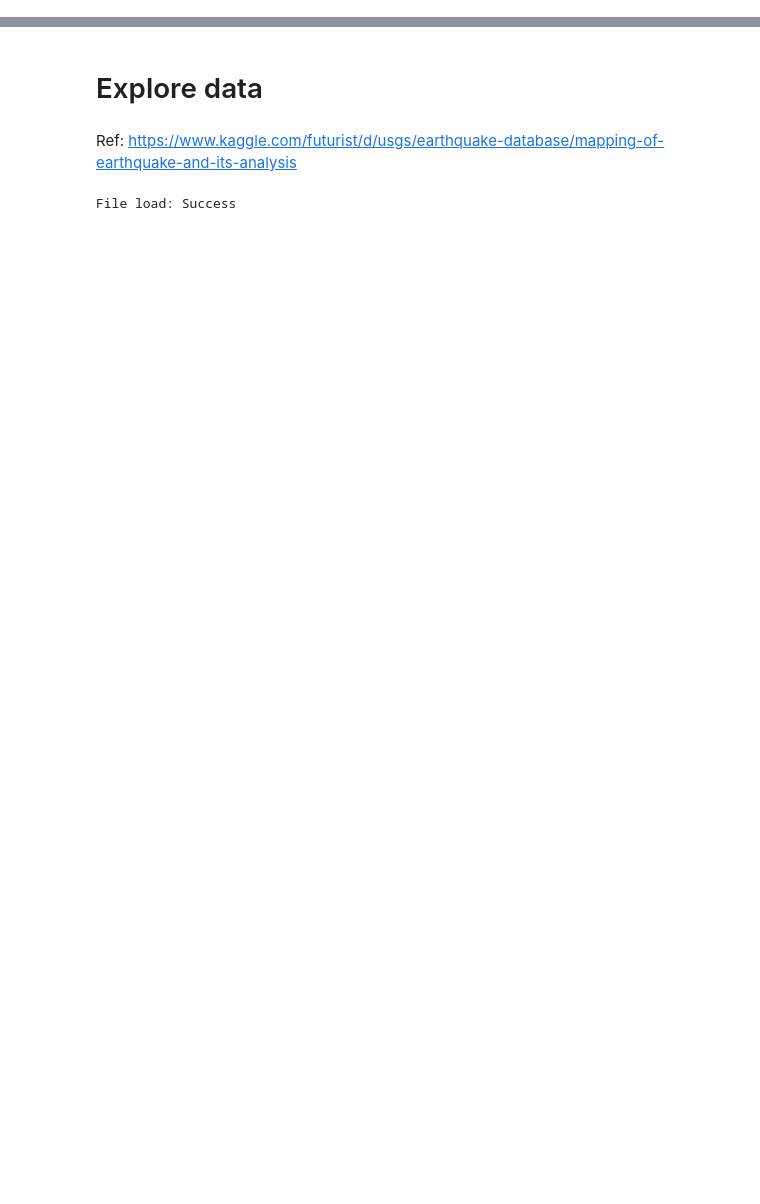
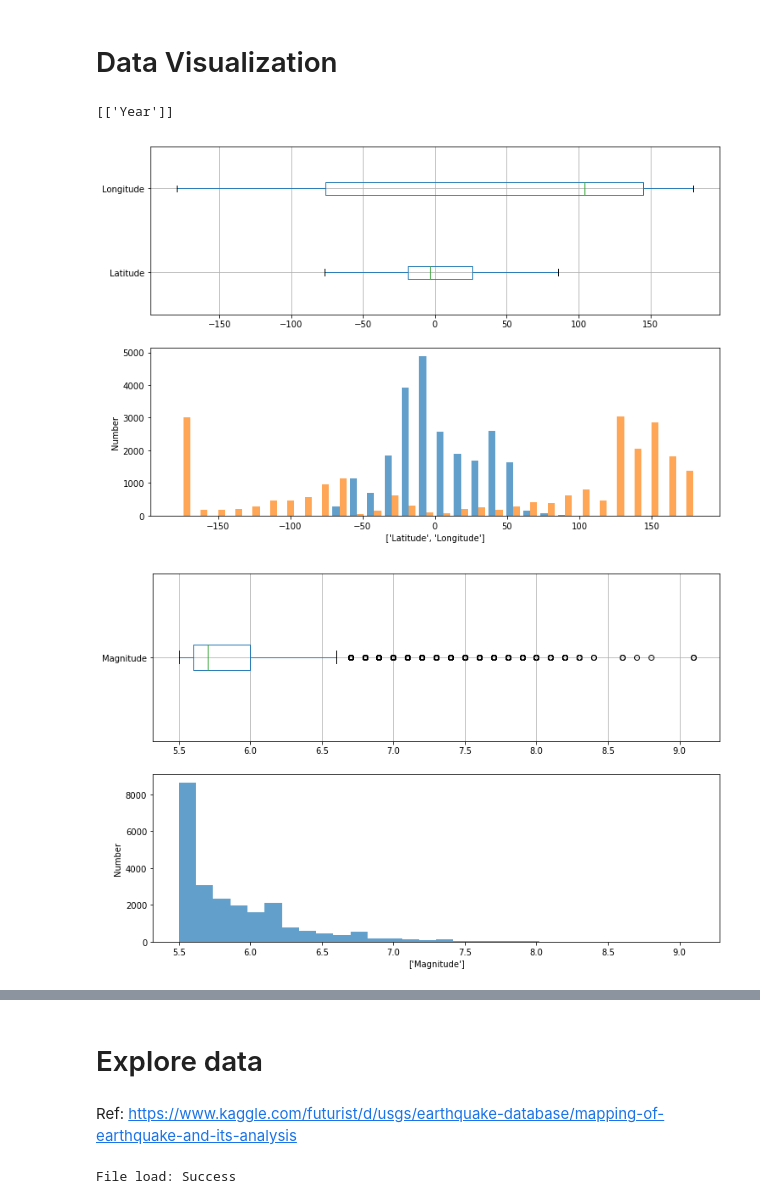
Before and after one commit to Conglang/DeepOps, a Jupyter notebook: Op4_predict_magnitude_of_earthquake/predict_magnitude_of_earthquake.ipynb, the cells around one changed output, grey strips where cells are left out. Drawn from its saved outputs; the diff is of its cells as text; code cells hidden in the pictures; blank space fills up the shorter version.

Commit message:
Data exploration cleaning.
ongoing

```diff
--- a/Op4_predict_magnitude_of_earthquake/predict_magnitude_of_earthquake.ipynb
+++ b/Op4_predict_magnitude_of_earthquake/predict_magnitude_of_earthquake.ipynb
@@ -10,0 +76,4 @@ if not isfile('database.csv'):
+# %%
+earth = t_file[["Date", "Time" ,"Latitude", "Longitude", "Magnitude", "Depth", "Type"]]
+earth["Year"] = [int(d[6:]) if len(d) == 10 else np.nan for d in earth["Date"]]
+earth.head()
@@ -10,0 +96,3 @@ if not isfile('database.csv'):
+# %%
+earth.dropna(axis = 0, inplace = True)
+earth.shape
@@ -10,0 +122,3 @@ if not isfile('database.csv'):
+# %%
+earth.drop_duplicates(inplace=True)
+earth.shape
@@ -10,0 +143,2 @@ if not isfile('database.csv'):
+# %% [markdown]
+# Data Visualization
@@ -10,0 +147,25 @@ if not isfile('database.csv'):
+# %%
+# boxplot and histogram
+def plotstats(df, col):
+    import matplotlib.pyplot as plt
+    ## setup for ploting two charts one over the other
+    fig, ax = plt.subplots(2, 1, figsize = (12, 8))
+
+    ## fist a box plot
+    df.dropna().boxplot(col, ax = ax[0], vert = False, return_type = 'dict')
+
+    ## plot the histogram
+    temp = df[col].as_matrix()
+    ax[1].hist(temp, bins = 30, alpha = 0.7)
+    plt.ylabel('Number')
+    plt.xlabel(col)
+    return [col]
+# %%
+plotstats(earth, ["Latitude", "Longitude"])
+plotstats(earth, ["Magnitude"])
+plotstats(earth, ["Depth"])
+plotstats(earth, ["Year"])
+# %% [output]
+[['Year']]
+[figure, added]
+[figure, added]
```
Also changed, not shown: parts of 21 cells of this notebook.
